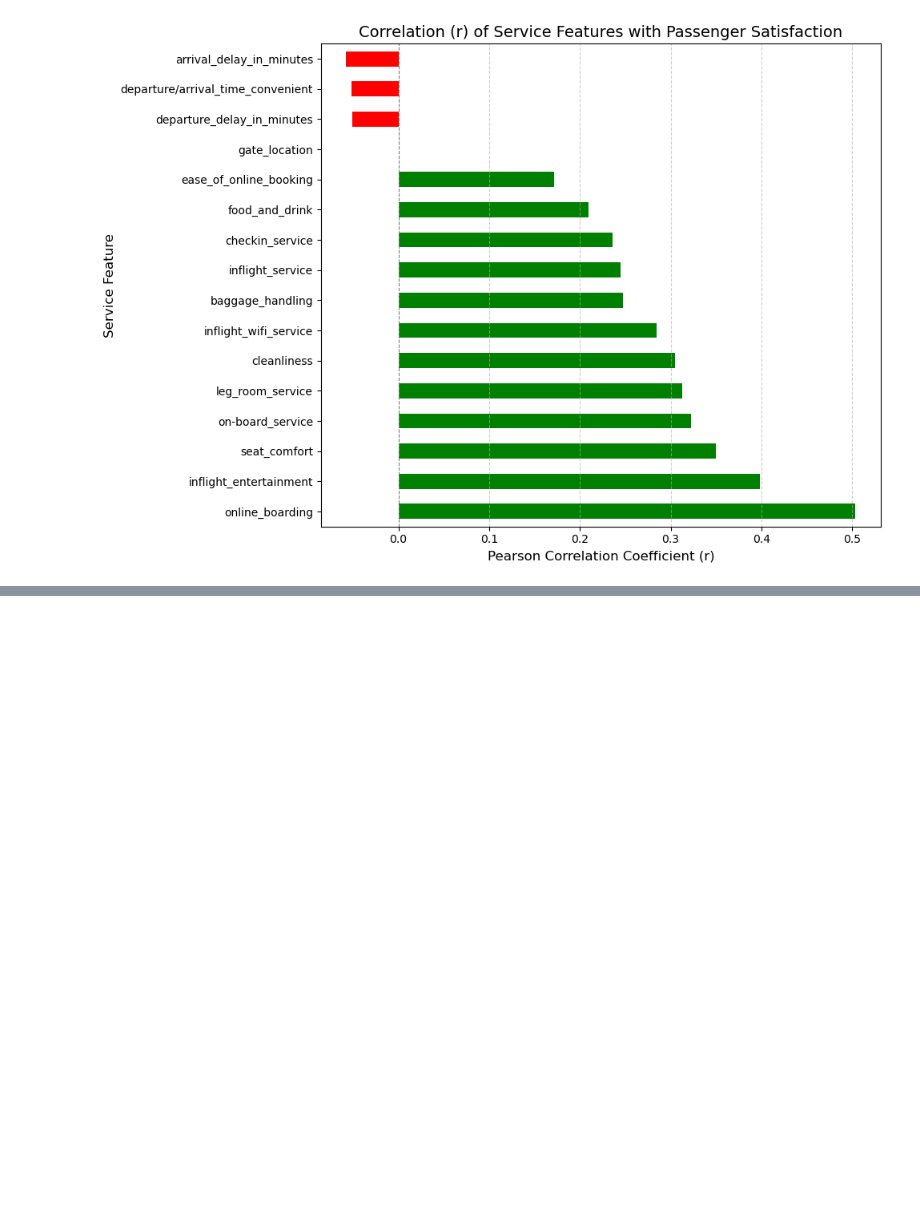
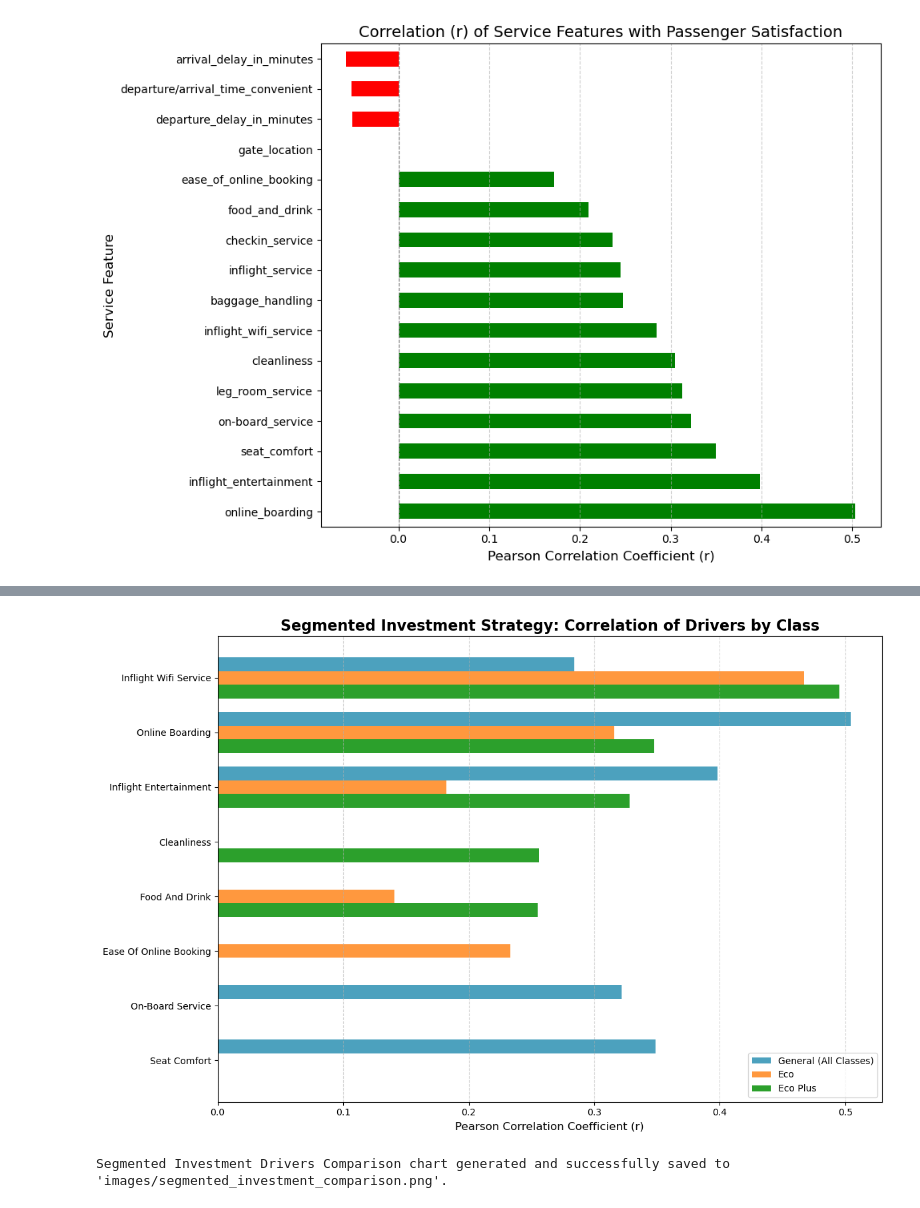
Before and after one commit to ab-gal/first_project, a Jupyter notebook: notebooks/Airline_Project1-Copy_marta.ipynb, the cells around one changed output, grey strips where cells are left out. Cells and saved outputs as stored; diff of their text form; code cells hidden in the pictures; blank space fills up the shorter version.

Commit message:
day 3, final charts

```diff
--- a/notebooks/Airline_Project1-Copy_marta.ipynb
+++ b/notebooks/Airline_Project1-Copy_marta.ipynb
@@ -348,0 +429,69 @@ Plot saved as 'service_correlation_bar_chart.png'
+# %%
+import pandas as pd
+import matplotlib.pyplot as plt
+import numpy as np
+import os # Import the os library
+
+# --- Data Compilation ---
+general_corr = {
+    'online_boarding': 0.504,
+    'inflight_entertainment': 0.398,
+    'seat_comfort': 0.349,
+    'inflight_wifi_service': 0.284,
+    'on-board_service': 0.322
+}
+eco_corr = {
+    'inflight_wifi_service': 0.467,
+    'online_boarding': 0.316,
+    'ease_of_online_booking': 0.233,
+    'inflight_entertainment': 0.182,
+    'food_and_drink': 0.141
+}
+ecoplus_corr = {
+    'inflight_wifi_service': 0.495,
+    'online_boarding': 0.348,
+    'inflight_entertainment': 0.328,
+    'cleanliness': 0.256,
+    'food_and_drink': 0.255
+}
+
+combined_df = pd.DataFrame({
+    'General': general_corr,
+    'Eco': eco_corr,
+    'Eco Plus': ecoplus_corr
+}).fillna(0).sort_values(by='Eco Plus', ascending=True)
+
+# --- Plotting Setup ---
+fig, ax = plt.subplots(figsize=(12, 8))
+
+bar_height = 0.25
+y_pos = np.arange(len(combined_df.index))
+
+# Plot bars for the three segments
+ax.barh(y_pos + bar_height, combined_df['General'], bar_height, label='General (All Classes)', color='#007AA3', alpha=0.7)
+ax.barh(y_pos, combined_df['Eco'], bar_height, label='Eco', color='#FF7F0E', alpha=0.8)
+ax.barh(y_pos - bar_height, combined_df['Eco Plus'], bar_height, label='Eco Plus', color='#2CA02C')
+
+# Labels and titles
+ax.set_yticks(y_pos)
+ax.set_yticklabels(combined_df.index.str.replace('_', ' ').str.title())
+ax.set_xlabel('Pearson Correlation Coefficient (r)', fontsize=12)
+ax.set_title('Segmented Investment Strategy: Correlation of Drivers by Class', fontsize=16, fontweight='bold')
+ax.legend(loc='lower right')
+ax.grid(axis='x', linestyle='--', alpha=0.5)
+
+plt.tight_layout()
+
+# --- FIX: Create the directory if it doesn't exist ---
+output_dir = 'images'
+if not os.path.exists(output_dir):
+    os.makedirs(output_dir)
+
+# Now save the file
+plt.savefig(os.path.join(output_dir, 'segmented_investment_comparison.png'))
+plt.show()
+
+print("Segmented Investment Drivers Comparison chart generated and successfully saved to 'images/segmented_investment_comparison.png'.")
+# %% [output]
+[figure, added]
+Segmented Investment Drivers Comparison chart generated and successfully saved to 'images/segmented_investment_comparison.png'.
```
Also changed, not shown: parts of 3 cells of this notebook, 8 other files.
